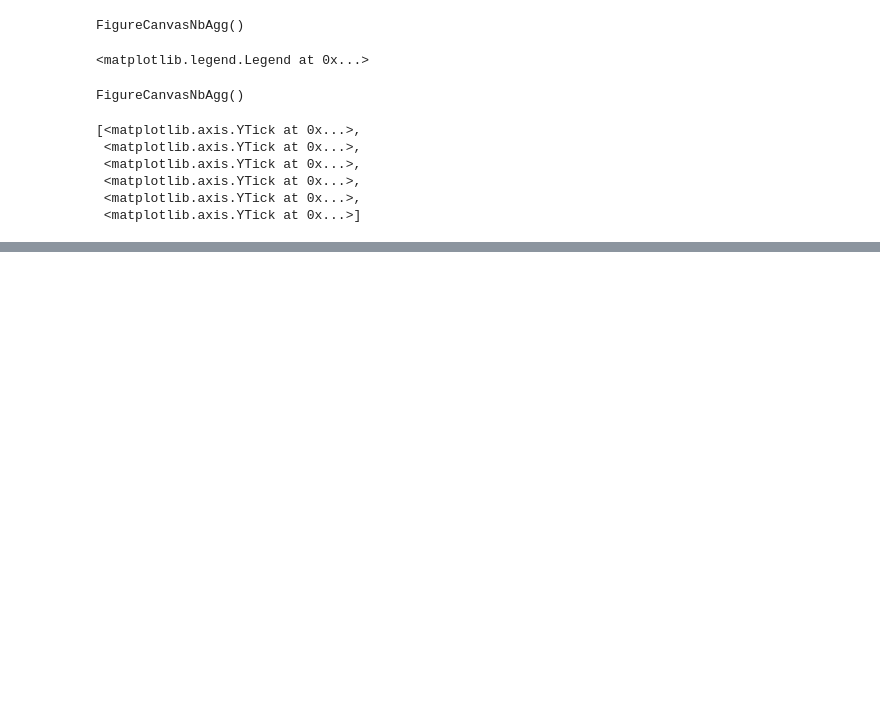
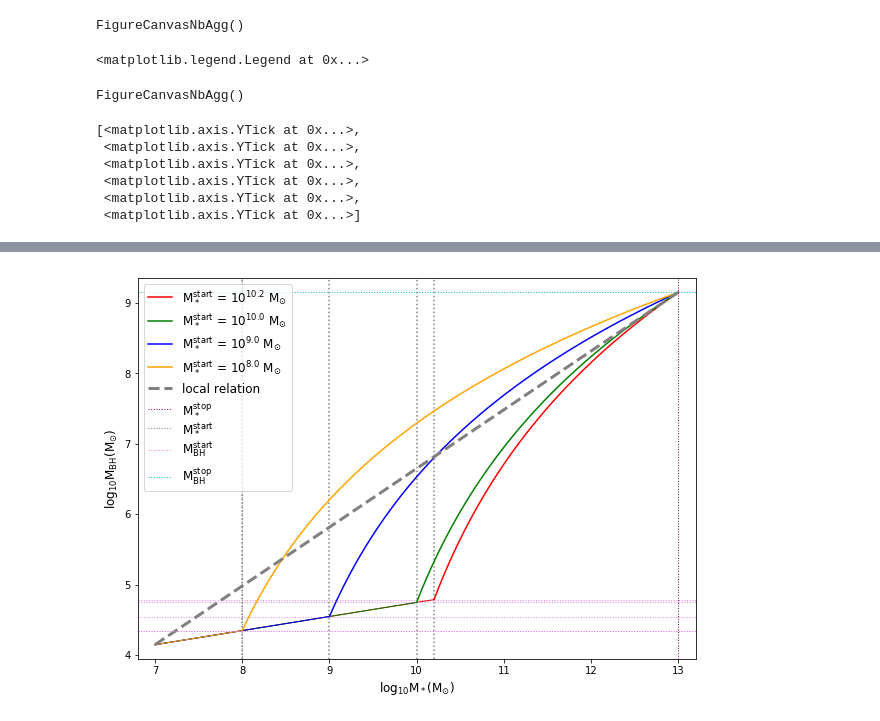
Before and after one commit to megantillman/get_QLF, a Jupyter notebook: function_updates.ipynb, the cells around one changed output, grey strips where cells are left out. Cells and saved outputs as stored; diff of their text form; code cells hidden in the pictures; blank space fills up the shorter version.

```diff
--- a/function_updates.ipynb
+++ b/function_updates.ipynb
@@ -425,0 +549,50 @@ FigureCanvasNbAgg()
+# %%
+def logrith(x, base, norm, scale):
+
+    return (np.log(x-x[0]+1) / np.log(base))*scale + norm
+
+fig = plt.figure(figsize=(10,7))
+colors = ['r','g','b','orange']
+dM = [0.1,0.3,1.3,2.3,3.3]
+
+start = [7., np.log10(1.4*10**4.)]
+stop = [13., np.log10(1.4*10**9.)]
+
+qlf = QLF(1.5, 0.01)
+qlf.get_dNdlnMstar(0.7)
+
+for dm, c in zip(dM, colors):
+
+    qlf.get_SMBM(dm)
+    massc = qlf.mass_cuts
+    slopes = qlf.slope_list
+    ints = qlf.int_list
+
+    m = slopes[2]
+    b = ints[2]
+    N = massc[0]*slopes[1]+ints[1]
+    B = massc[0]
+    x = np.linspace(massc[0], stop[0], 50)
+    yscale1 = logrith(x, B, N, 1)
+    scale = (stop[1] - N) / (np.log(x[-1]-x[0]+1) / np.log(B))
+    y = logrith(x, massc[0] ,massc[0]*slopes[1]+ints[1], scale)
+
+    plt.axvline(massc[0],c='gray',ls='dotted')
+    plt.axhline(massc[0]*slopes[0]+ints[0],ls='dotted', c='violet',lw=1)
+    plt.plot([start[0], massc[0]], [start[1], (massc[0]*slopes[0]+ints[0])],c=c,lw=1)
+    plt.plot(x,y,c=c,label=r'M$_*^{\rm{start}}$ = $10^{'+str(massc[0])[:4]+'}$ M$_{\odot}$', lw=1.5)
+
+plt.plot([start[0], stop[0]], [start[1], stop[1]],c='gray',lw=3,ls='dashed',label='local relation')
+plt.xlabel(r'$\log_{10} \rmM_* (\rmM_{\odot})$',fontsize=12)
+plt.ylabel(r'$\log_{10} \rmM_{\rmBH} (\rmM_{\odot})$',fontsize=12)
+plt.axis([start[0]-.2,stop[0] + .2,start[1]-.2,stop[1]+.2])
+
+plt.axvline(stop[0],c='purple',ls='dotted', label = r'M$_*^{\rm{stop}}$', lw=1)
+plt.axvline(massc[0],c='gray',ls='dotted', label = r'M$_*^{\rm{start}}$',lw=1)
+plt.axhline(massc[0]*slopes[0]+ints[0],ls='dotted', c='violet', label = r'M$_{\rmBH}^{\rm{start}}$',lw=1)
+plt.axhline(stop[1],ls='dotted', c='c', label = r'M$_{\rmBH}^{\rm{stop}}$',lw=1)
+
+plt.legend(fontsize=12, loc='upper left')
+plt.savefig('plots/general-plots/logrith_cont_postdisk.pdf')
+# %% [output]
+[figure, added]
```
Also changed, not shown: parts of 27 cells of this notebook, 18 other files.
